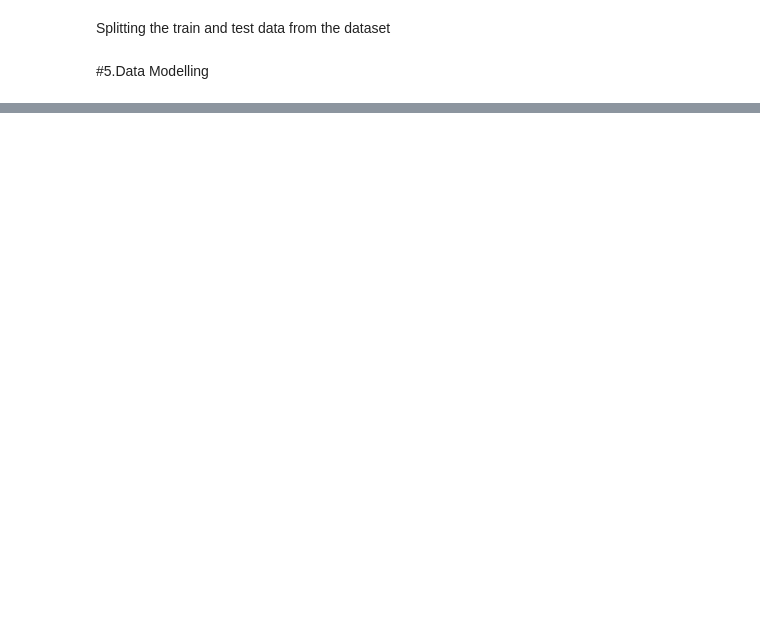
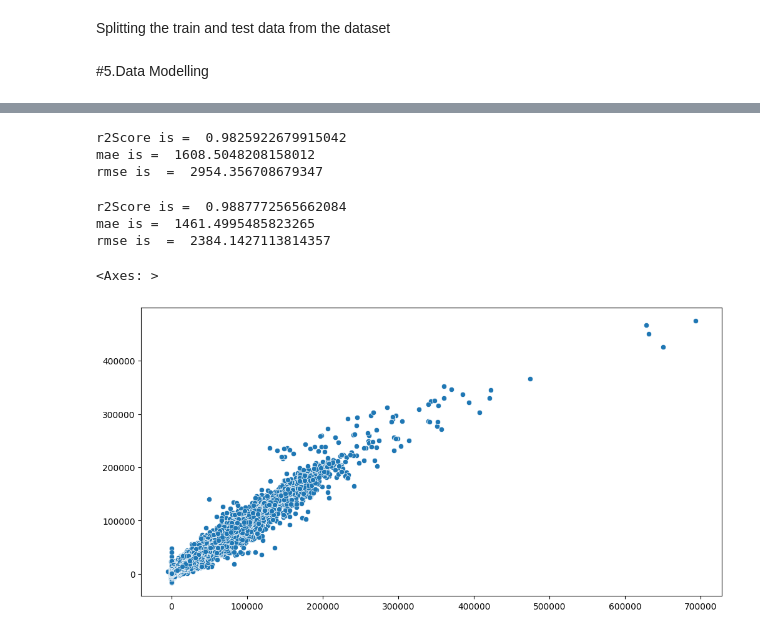
Before and after one commit to vikiysr/mlprojects, a Jupyter notebook: sales_prediction.ipynb, the cells around one changed output, grey strips where cells are left out. Drawn from its saved outputs; the diff is of its cells as text; code cells hidden in the pictures; blank space fills up the shorter version.

```diff
--- a/sales_prediction.ipynb
+++ b/sales_prediction.ipynb
@@ -239,0 +265,3 @@ Accuracy --> 0.8923669623741247
+# %%
+X=np.asarray(X)
+y=np.asarray(y)
@@ -239,0 +279,11 @@ Accuracy --> 0.8923669623741247
+# %%
+r_squared=r2_score(train_preds,y_train)
+mae=mean_absolute_error(train_preds,y_train)
+rmse=np.sqrt(mean_squared_error(train_preds,y_train))
+print("r2Score is","= ",r_squared)
+print("mae is","= ",mae)
+print("rmse is ","= ",rmse)
+# %% [output]
+r2Score is =  0.9825922679915042
+mae is =  1608.5048208158012
+rmse is  =  2954.356708679347
@@ -240 +293,18 @@ Accuracy --> 0.8923669623741247
+# %%
+r_squared=r2_score(test_preds,y_test)
+mae=mean_absolute_error(test_preds,y_test)
+rmse=np.sqrt(mean_squared_error(test_preds,y_test))
+print("r2Score is","= ",r_squared)
+print("mae is","= ",mae)
+print("rmse is ","= ",rmse)
+# %% [output]
+r2Score is =  0.9887772565662084
+mae is =  1461.4995485823265
+rmse is  =  2384.1427113814357
+# %%
+plt.figure(figsize = (12,6))
+sns.scatterplot(x = y_train, y = train_preds)
+# %% [output]
+<Axes: >
+[figure, added]
 # %%
```
Also changed, not shown: parts of 35 cells of this notebook.
